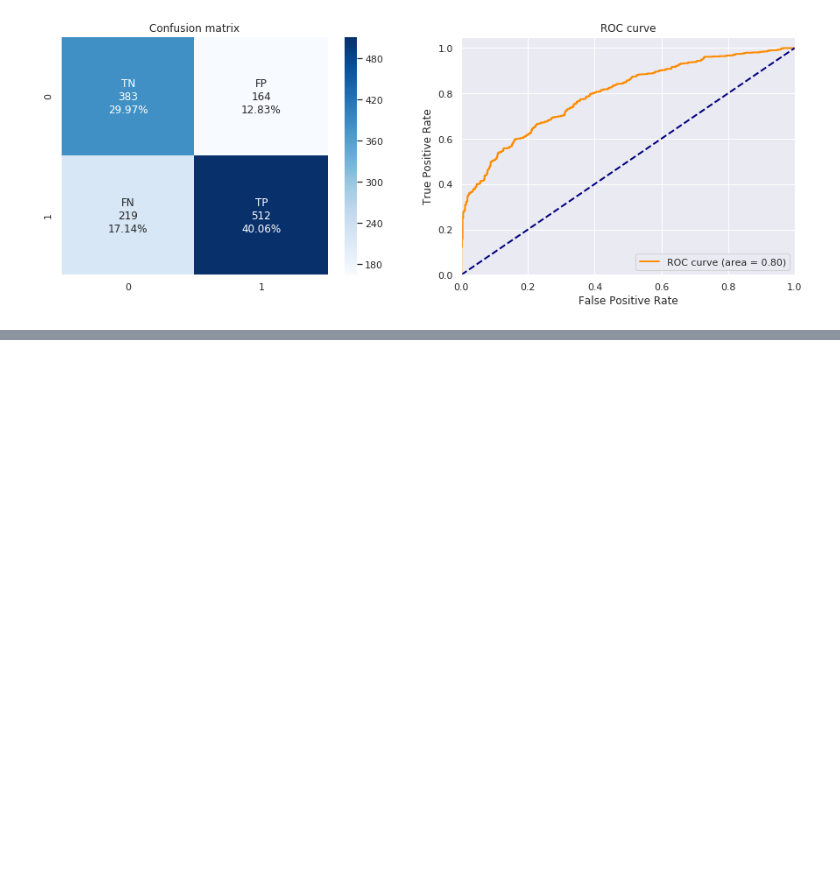
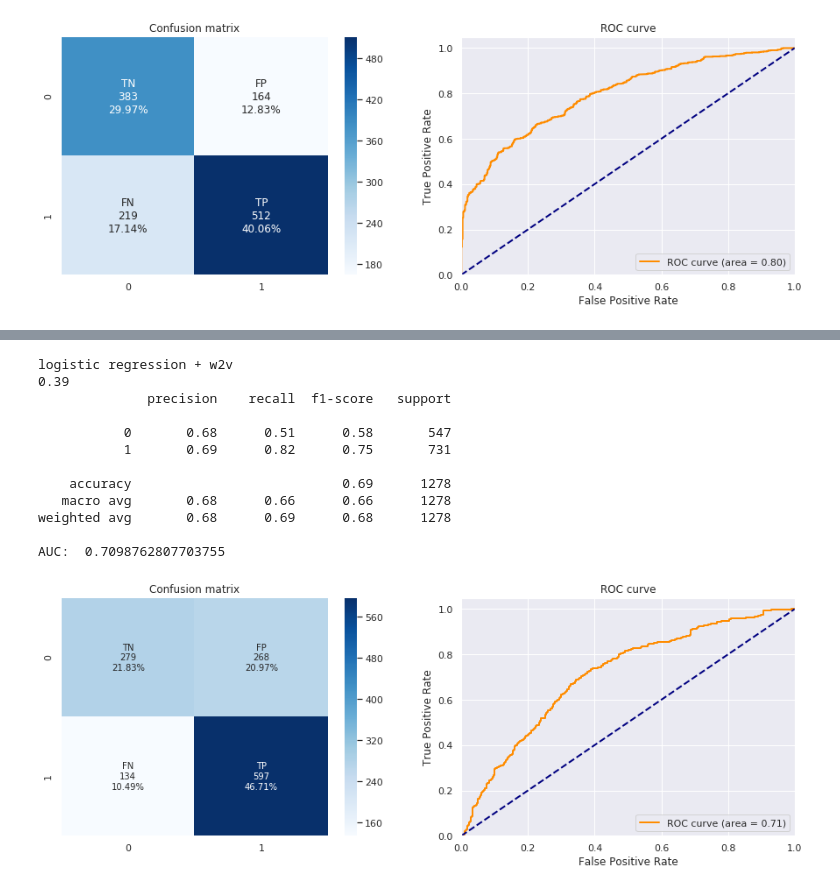
Before and after one commit to cabrau/FakeWhatsApp.Br, a Jupyter notebook: 11 - final experiments.ipynb, the cells around one changed output, grey strips where cells are left out. Cells and saved outputs as stored; diff of their text form; code cells hidden in the pictures; blank space fills up the shorter version.

```diff
--- a/11 - final experiments.ipynb
+++ b/11 - final experiments.ipynb
@@ -634,0 +664,13 @@ AUC:  0.7955444071255473
+# %%
+class EpochLogger(CallbackAny2Vec):
+    """Callback to log information about training"""
+
+    def __init__(self):
+        self.epoch = 0
+
+    def on_epoch_begin(self, model):
+        self.epoch += 1
+        print("W2V: Epoch #{}".format(self.epoch))
+
+epoch_logger = EpochLogger()
+w2v = Word2Vec.load("data/2018/word2vec.model")
@@ -634,0 +750,26 @@ AUC:  0.7955444071255473
+# %%
+X_train = vectorize_corpus(w2v,X_train_texts)
+X_test = vectorize_corpus(w2v,X_test_texts)
+# %%
+print('logistic regression + w2v')
+clf = LogisticRegression()
+clf.fit(X_train, y_train)
+y_prob = clf.predict_proba(X_test)[:,1]
+thr = optimal_threshold(y_prob,y_test)
+print(thr)
+y_pred = [1 if p >= thr else 0 for p in y_prob]
+test_metrics = get_test_metrics(y_test, y_pred, y_prob, full_metrics = True)
+# %% [output]
+logistic regression + w2v
+0.39
+              precision    recall  f1-score   support
+
+           0       0.68      0.51      0.58       547
+           1       0.69      0.82      0.75       731
+
+    accuracy                           0.69      1278
+   macro avg       0.68      0.66      0.66      1278
+weighted avg       0.68      0.69      0.68      1278
+
+AUC:  0.7098762807703755
+[figure, added]
```
Also changed, not shown: parts of 18 cells of this notebook, 3 other files.
